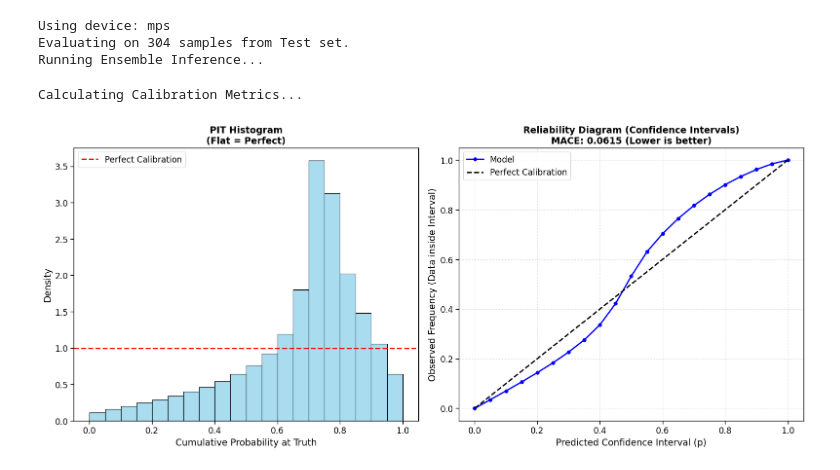
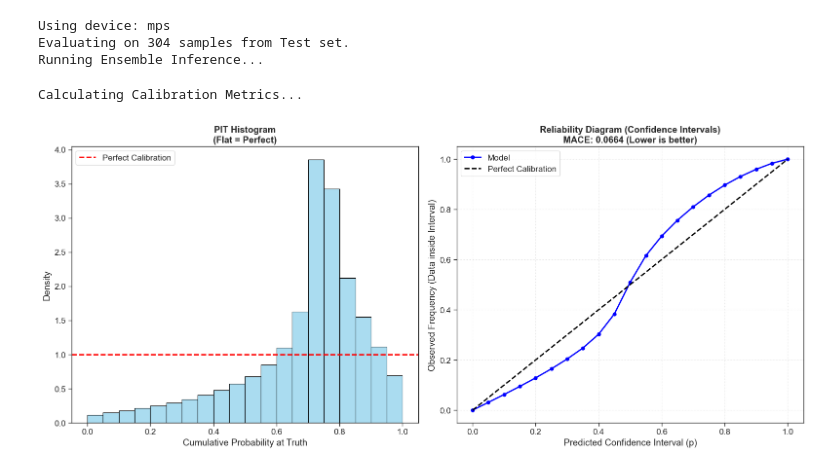
Before and after one commit to evanwellmeyer/precio_pr_dpdk, a Jupyter notebook: calibration.ipynb, the cells around one changed output. Drawn from its saved outputs; the diff is of its cells as text; code cells hidden in the pictures.

```diff
--- a/calibration.ipynb
+++ b/calibration.ipynb
@@ -24,7 +24,7 @@ lat_dim = 128
 num_bins = 64
 
 # Model Architecture Config (Must match training)
-base_channels = 8
+base_channels = 200
 gn_groups = 1
 kernel_size = 3
 
@@ -200,34 +200,34 @@ def plot_reliability(pit_values):
         lower_q = 0.5 - p / 2
         upper_q = 0.5 + p / 2
         count = np.sum((pit_values >= lower_q) & (pit_values <= upper_q))
         observed_freqs.append(count / len(pit_values))
 
     ax[1].plot(expected_probs, observed_freqs, 'o-', color='blue', linewidth=2, label='Model')
     ax[1].plot([0, 1], [0, 1], 'k--', linewidth=2, label='Perfect Calibration')
 
     mace = np.mean(np.abs(np.array(observed_freqs) - expected_probs))
     ax[1].set_title(f"Reliability Diagram (Confidence Intervals)\nMACE: {mace:.4f} (Lower is better)", fontweight='bold')
     ax[1].set_xlabel("Predicted Confidence Interval (p)")
     ax[1].set_ylabel("Observed Frequency (Data inside Interval)")
     ax[1].legend()
     ax[1].grid(True, linestyle=':', alpha=0.6)
 
     plt.tight_layout()
     plt.show()
 
 # ==============================================================================
 # MAIN EXECUTION
 # ==============================================================================
 X_test, y_test, bin_centers, landmask, y_mean, y_std = load_data()
 cdf = get_predicted_cdfs(X_test, bin_centers)
 pit_values = calculate_calibration(cdf, y_test, bin_centers, landmask)
 plot_reliability(pit_values)
 # %% [output]
 Using device: mps
 Evaluating on 304 samples from Test set.
 Running Ensemble Inference...
 Calculating Calibration Metrics...
-[figure, old version]
+[figure, new version]
 # %%
 r"""
 Post-hoc calibration for softmax ProbUNet outputs.
```
Also changed, not shown: parts of 3 cells of this notebook, 1 other file.
